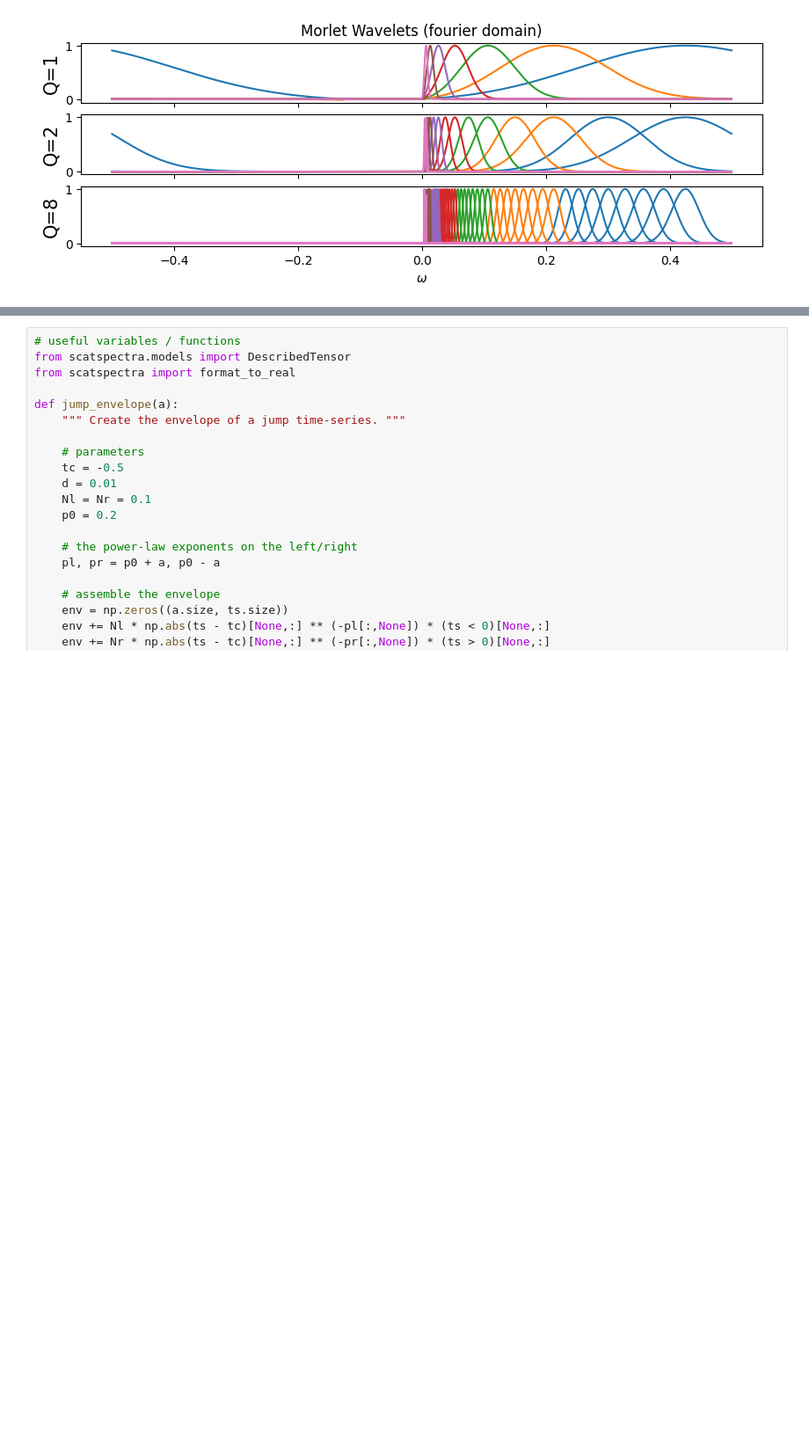
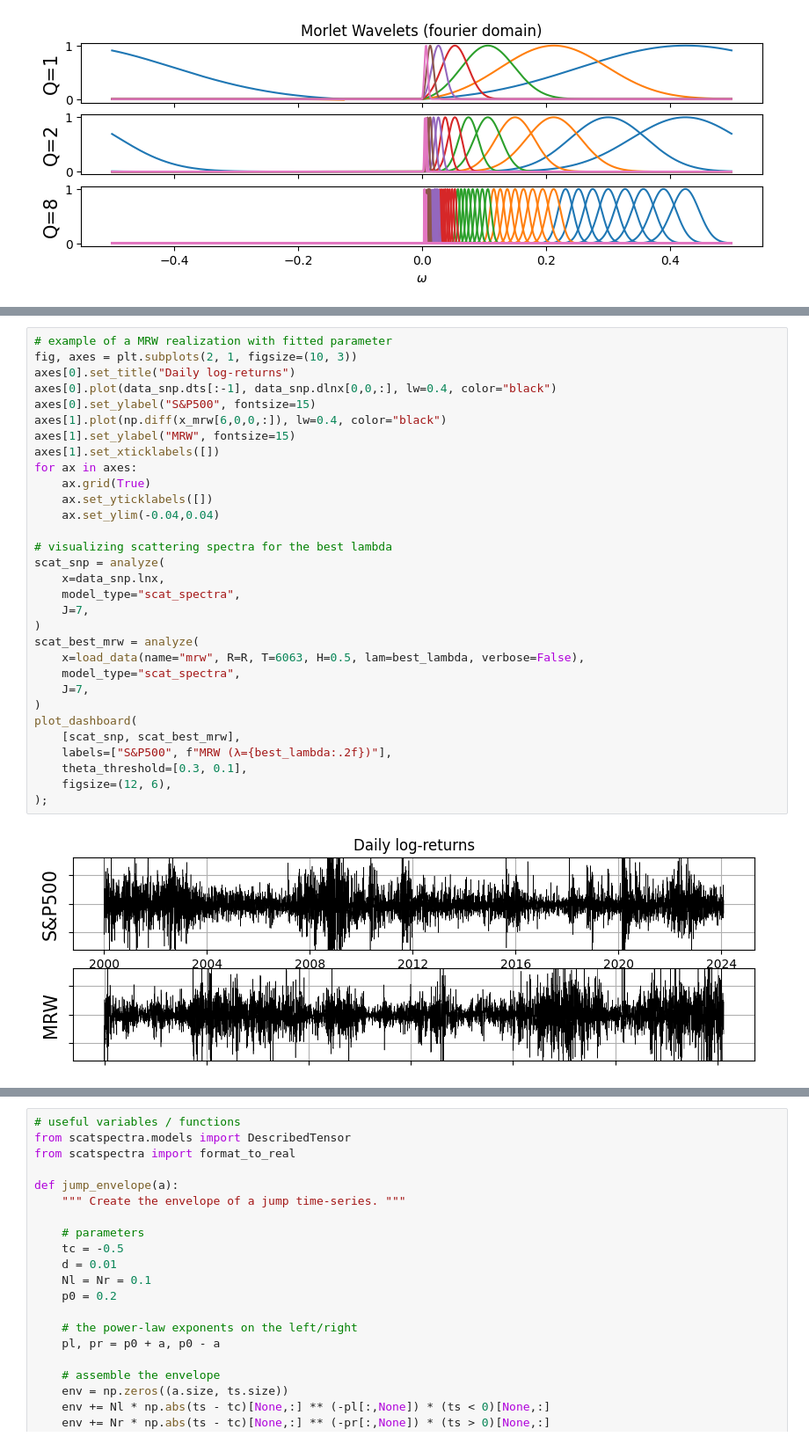
Before and after one commit to RudyMorel/scattering_spectra, a Jupyter notebook: tutorial.ipynb, the cells around one changed output, grey strips where cells are left out. Shown at 88% size. Cells and saved outputs as stored; diff of their text form; blank space fills up the shorter version.

Commit message:
- adding a calibration example in tutorial.ipynb

```diff
--- a/tutorial.ipynb
+++ b/tutorial.ipynb
@@ -538,0 +598,33 @@ for i in range(len(Qs)):
+# %%
+# example of a MRW realization with fitted parameter
+fig, axes = plt.subplots(2, 1, figsize=(10, 3))
+axes[0].set_title("Daily log-returns")
+axes[0].plot(data_snp.dts[:-1], data_snp.dlnx[0,0,:], lw=0.4, color="black")
+axes[0].set_ylabel("S&P500", fontsize=15)
+axes[1].plot(np.diff(x_mrw[6,0,0,:]), lw=0.4, color="black")
+axes[1].set_ylabel("MRW", fontsize=15)
+axes[1].set_xticklabels([])
+for ax in axes:
+    ax.grid(True)
+    ax.set_yticklabels([])
+    ax.set_ylim(-0.04,0.04)
+
+# visualizing scattering spectra for the best lambda
+scat_snp = analyze(
+    x=data_snp.lnx,
+    model_type="scat_spectra",
+    J=7,
+)
+scat_best_mrw = analyze(
+    x=load_data(name="mrw", R=R, T=6063, H=0.5, lam=best_lambda, verbose=False),
+    model_type="scat_spectra",
+    J=7,
+)
+plot_dashboard(
+    [scat_snp, scat_best_mrw],
+    labels=["S&P500", f"MRW (λ={best_lambda:.2f})"],
+    theta_threshold=[0.3, 0.1],
+    figsize=(12, 6),
+);
+# %% [output]
+[figure, added]
```
Also changed, not shown: parts of 13 cells of this notebook.
